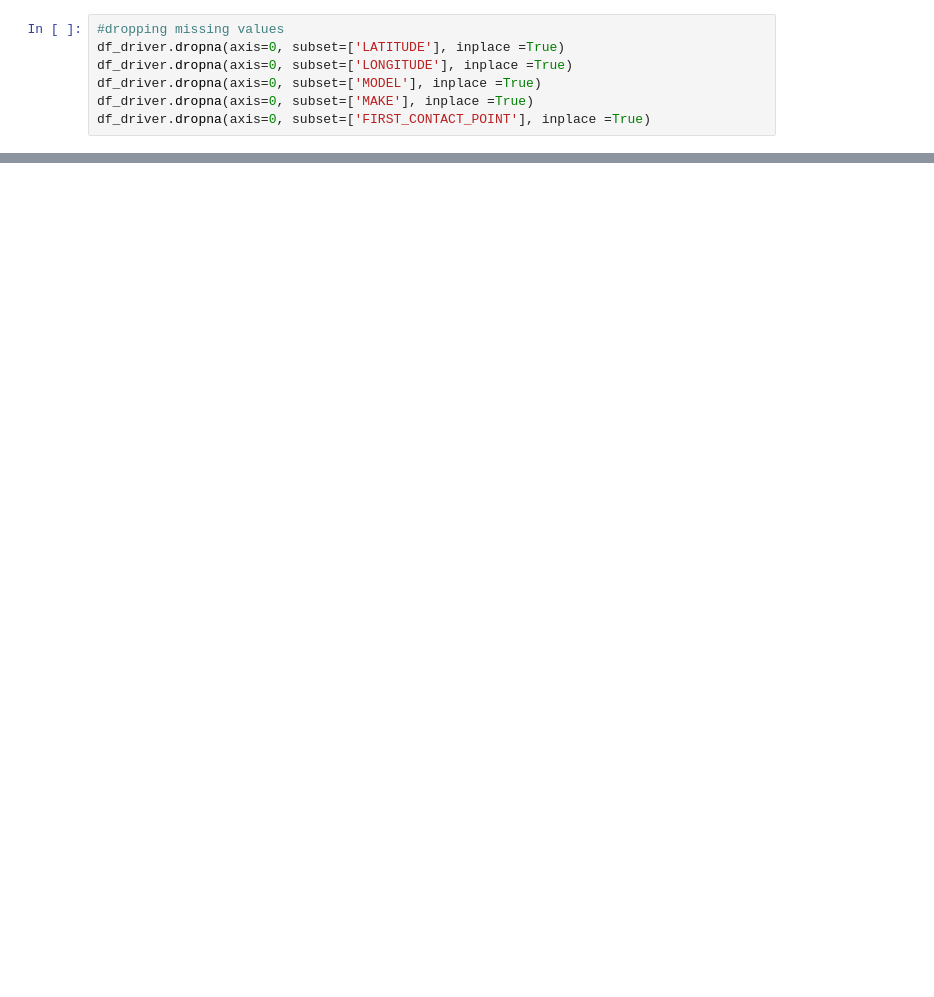
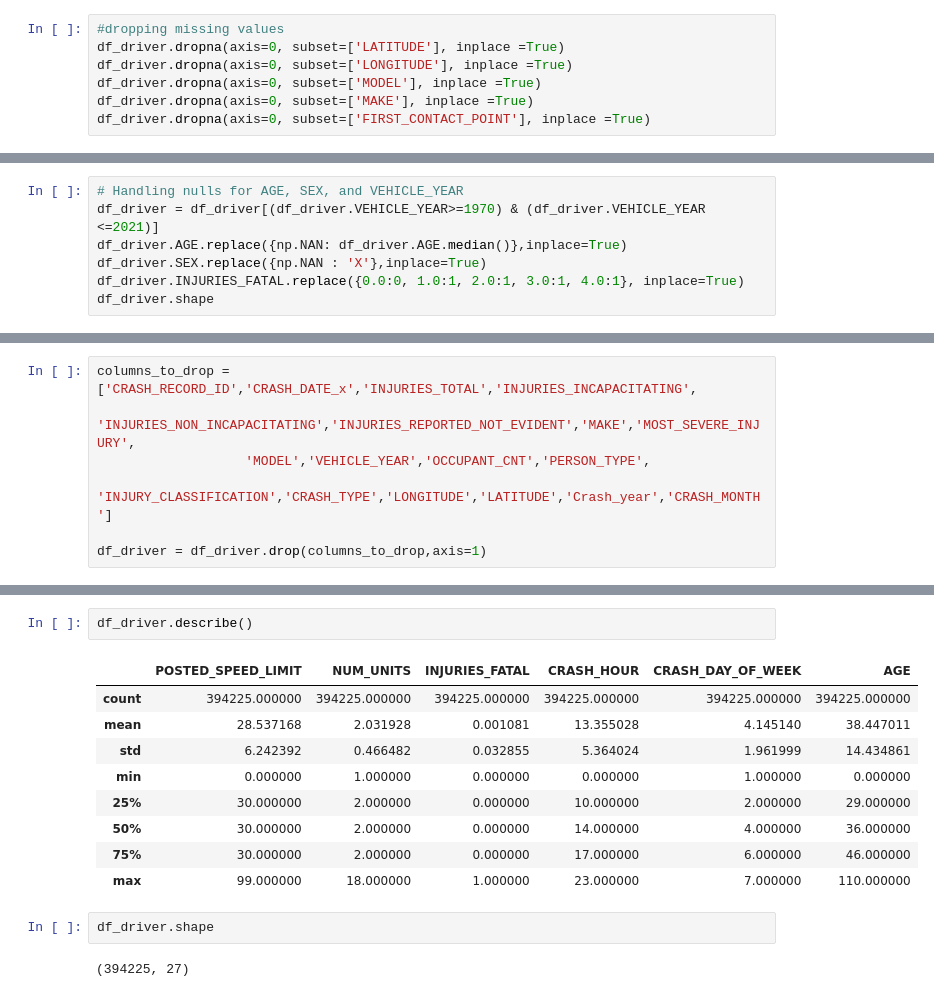
Before and after one commit to meowkaiser/Chicago_Car_Crashes_Project, a Jupyter notebook: jerry_notebook.ipynb, the cells around one changed output, grey strips where cells are left out. Saved outputs shown, nothing was run; the diff lists cells and outputs as text; blank space fills up the shorter version.

```diff
--- a/jerry_notebook.ipynb
+++ b/jerry_notebook.ipynb
@@ -71,0 +257,7 @@ pd.isnull(df_driver).sum()
+# %%
+# Handling nulls for AGE, SEX, and VEHICLE_YEAR
+df_driver = df_driver[(df_driver.VEHICLE_YEAR>=1970) & (df_driver.VEHICLE_YEAR <=2021)]
+df_driver.AGE.replace({np.NAN: df_driver.AGE.median()},inplace=True)
+df_driver.SEX.replace({np.NAN : 'X'},inplace=True)
+df_driver.INJURIES_FATAL.replace({0.0:0, 1.0:1, 2.0:1, 3.0:1, 4.0:1}, inplace=True)
+df_driver.shape
@@ -73,0 +290,7 @@ df_driver.hist(figsize=(20,20), bins='auto');
+# %%
+columns_to_drop = ['CRASH_RECORD_ID','CRASH_DATE_x','INJURIES_TOTAL','INJURIES_INCAPACITATING',
+                   'INJURIES_NON_INCAPACITATING','INJURIES_REPORTED_NOT_EVIDENT','MAKE','MOST_SEVERE_INJURY',
+                   'MODEL','VEHICLE_YEAR','OCCUPANT_CNT','PERSON_TYPE',
+                   'INJURY_CLASSIFICATION','CRASH_TYPE','LONGITUDE','LATITUDE','Crash_year','CRASH_MONTH']
+
+df_driver = df_driver.drop(columns_to_drop,axis=1)
@@ -73,0 +317,16 @@ df_driver.hist(figsize=(20,20), bins='auto');
+# %%
+df_driver.describe()
+# %% [output]
+|  | POSTED_SPEED_LIMIT | NUM_UNITS | INJURIES_FATAL | CRASH_HOUR | CRASH_DAY_OF_WEEK | AGE |
+| count | 394225.000000 | 394225.000000 | 394225.000000 | 394225.000000 | 394225.000000 | 394225.000000 |
+| mean | 28.537168 | 2.031928 | 0.001081 | 13.355028 | 4.145140 | 38.447011 |
+| std | 6.242392 | 0.466482 | 0.032855 | 5.364024 | 1.961999 | 14.434861 |
+| min | 0.000000 | 1.000000 | 0.000000 | 0.000000 | 1.000000 | 0.000000 |
+| 25% | 30.000000 | 2.000000 | 0.000000 | 10.000000 | 2.000000 | 29.000000 |
+| 50% | 30.000000 | 2.000000 | 0.000000 | 14.000000 | 4.000000 | 36.000000 |
+| 75% | 30.000000 | 2.000000 | 0.000000 | 17.000000 | 6.000000 | 46.000000 |
+| max | 99.000000 | 18.000000 | 1.000000 | 23.000000 | 7.000000 | 110.000000 |
+# %%
+df_driver.shape
+# %% [output]
+(394225, 27)
```
Also changed, not shown: parts of 28 cells of this notebook.
